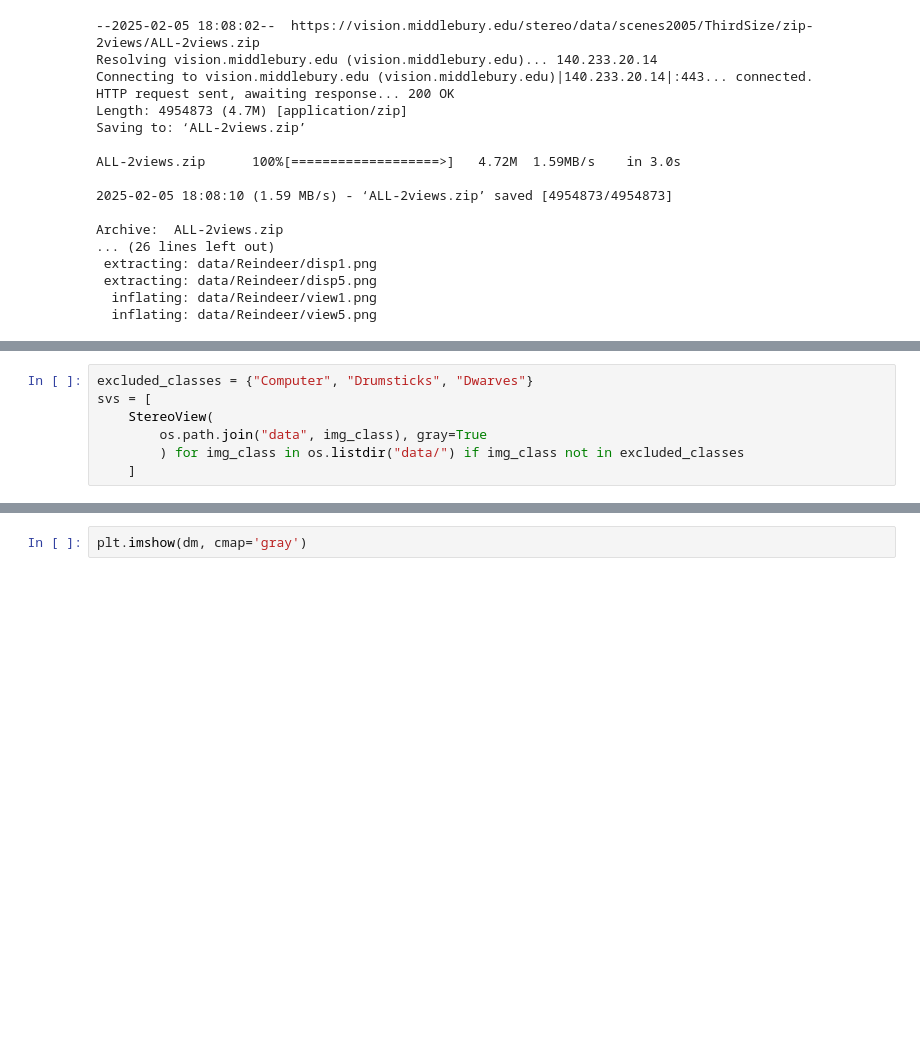
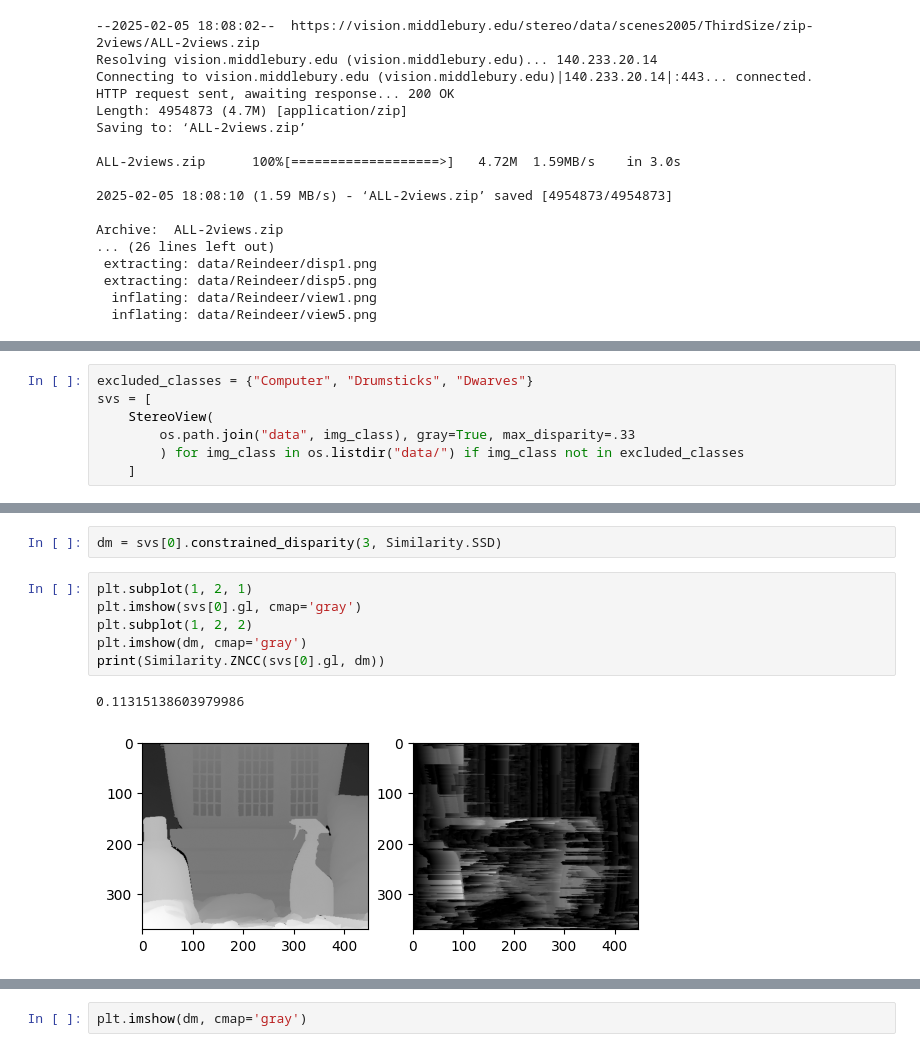
Before and after one commit to 1rsh/EC69210, a Jupyter notebook: exp4/main.ipynb, the cells around one changed output, grey strips where cells are left out. Drawn from its saved outputs; the diff is of its cells as text; blank space fills up the shorter version.

```diff
--- a/exp4/EC69210___Exp4.ipynb
+++ b/exp4/main.ipynb
@@ -332,6 +189,6 @@ class Similarity:
 excluded_classes = {"Computer", "Drumsticks", "Dwarves"}
 svs = [
     StereoView(
-        os.path.join("data", img_class), gray=True
+        os.path.join("data", img_class), gray=True, max_disparity=.33
         ) for img_class in os.listdir("data/") if img_class not in excluded_classes
     ]
@@ -337,0 +205,11 @@ svs = [
+# %%
+dm = svs[0].constrained_disparity(3, Similarity.SSD)
+# %%
+plt.subplot(1, 2, 1)
+plt.imshow(svs[0].gl, cmap='gray')
+plt.subplot(1, 2, 2)
+plt.imshow(dm, cmap='gray')
+print(Similarity.ZNCC(svs[0].gl, dm))
+# %% [output]
+0.11315138603979986
+[figure, added]
```
Also changed, not shown: parts of 7 cells of this notebook.
